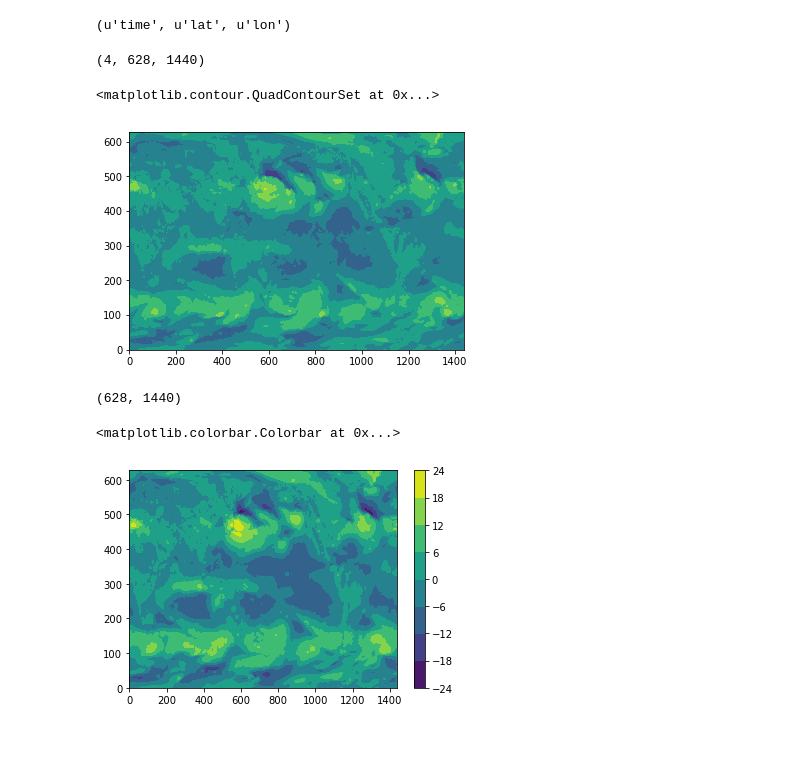
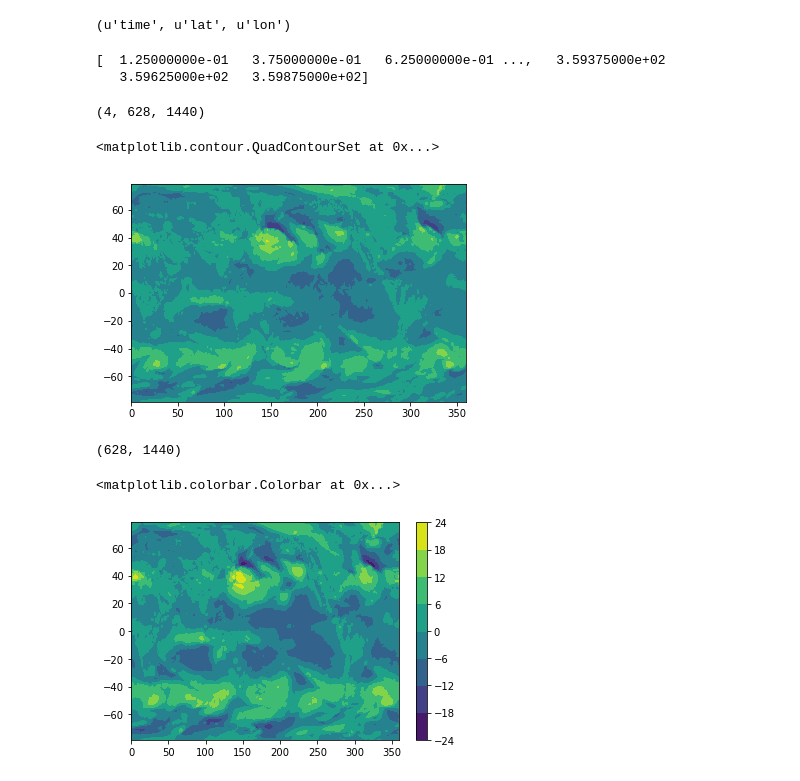
Before and after one commit to Rrogerwu/expansion_fans, a Jupyter notebook: src/Wind_data_ccmp.ipynb, the cells around one changed output. Drawn from its saved outputs; the diff is of its cells as text; code cells hidden in the pictures; blank space fills up the shorter version.

```diff
--- a/src/Wind_data_ccmp.ipynb
+++ b/src/Wind_data_ccmp.ipynb
@@ -23,17 +23,23 @@ print nc.variables['uwnd'].dimensions
 # %% [output]
 (u'time', u'lat', u'lon')
 # %%
-uwnd = nc.variables['uwnd'][:]
+print nc.variables['lon'][:]
+# %% [output]
+[  1.25000000e-01   3.75000000e-01   6.25000000e-01 ...,   3.59375000e+02
+   3.59625000e+02   3.59875000e+02]
+# %%
+uwnd = nc.variables['uwnd'][:]
+lat = nc.variables['lat'][:]
+lon = nc.variables['lon'][:]
 # %%
 uwnd.shape
 # %% [output]
 (4, 628, 1440)
 # %%
-#plt.contourf(lon, lat, uwnd[1])
-plt.contourf(uwnd[1])
+plt.contourf(lon, lat, uwnd[1])
 # %% [output]
 <matplotlib.contour.QuadContourSet at 0x...>
-[figure, old version]
+[figure, new version]
 # %%
 u_mean = np.ma.mean(uwnd,axis = 0)
 # %%
@@ -41,8 +47,8 @@ u_mean.shape
 # %% [output]
 (628, 1440)
 # %%
-plt.contourf(u_mean)
+plt.contourf(lon,lat,u_mean)
 plt.colorbar()
 # %% [output]
 <matplotlib.colorbar.Colorbar at 0x...>
-[figure, old version]
+[figure, new version]
```
